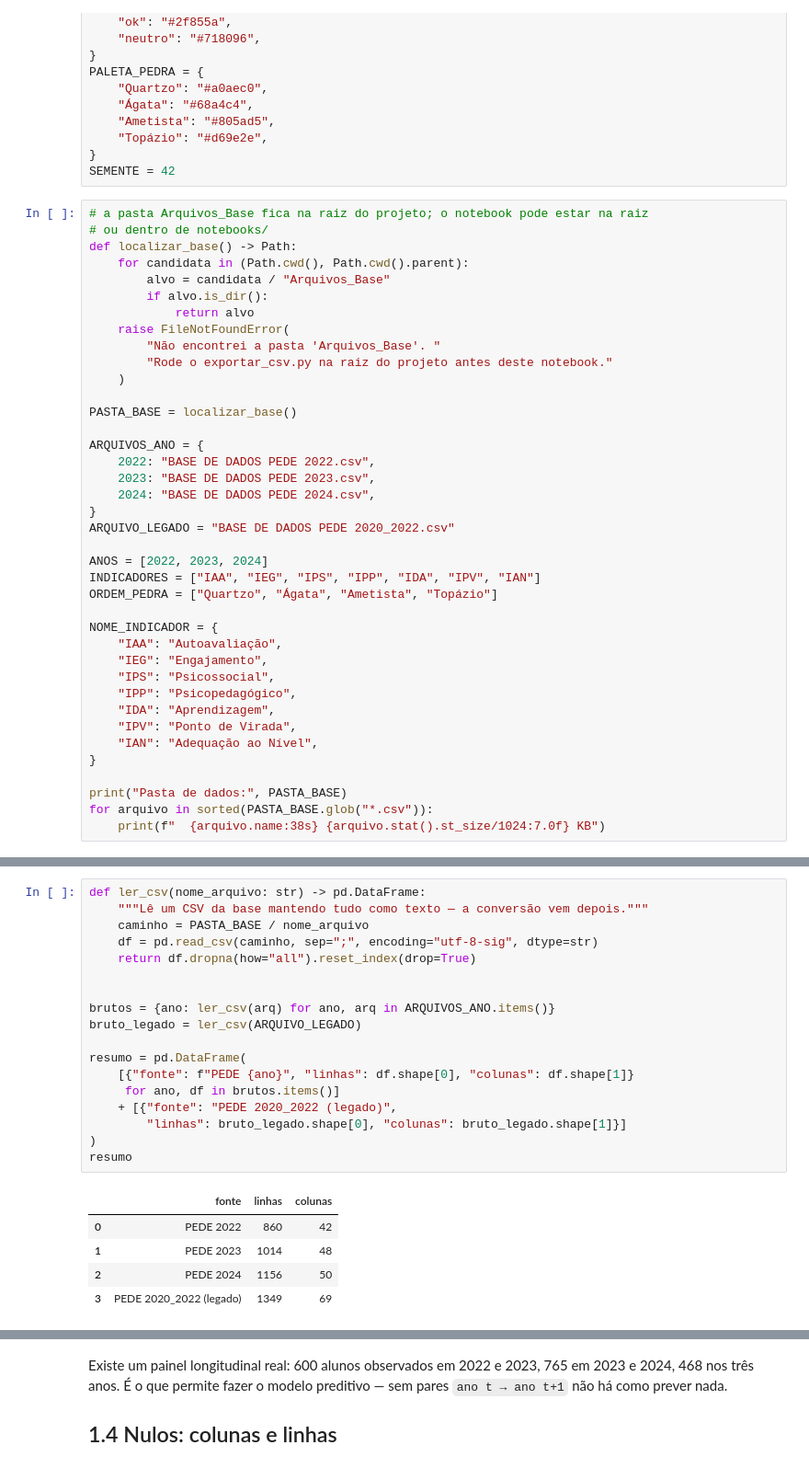
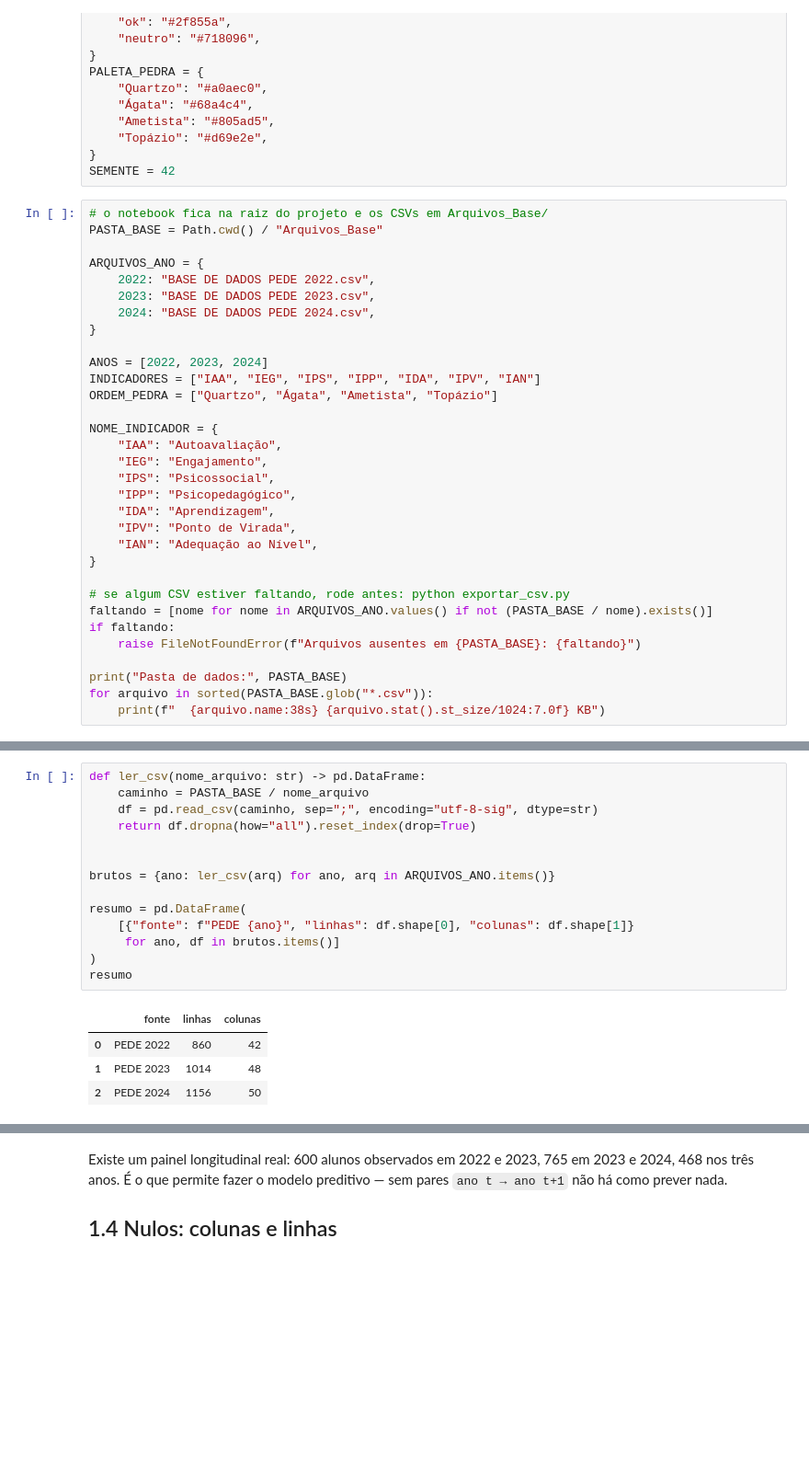
Before and after one commit to jnssena/datathon_2026, a Jupyter notebook: datathon_passos_magicos.ipynb, the cells around one changed output, grey strips where cells are left out. Shown at 92% size. Cells and saved outputs as stored; diff of their text form; blank space fills up the shorter version.

```diff
--- a/datathon_passos_magicos.ipynb
+++ b/datathon_passos_magicos.ipynb
@@ -62,26 +49,14 @@ PALETA_PEDRA = {
 }
 SEMENTE = 42
 # %%
-# a pasta Arquivos_Base fica na raiz do projeto; o notebook pode estar na raiz
-# ou dentro de notebooks/
-def localizar_base() -> Path:
-    for candidata in (Path.cwd(), Path.cwd().parent):
-        alvo = candidata / "Arquivos_Base"
-        if alvo.is_dir():
-            return alvo
-    raise FileNotFoundError(
-        "Não encontrei a pasta 'Arquivos_Base'. "
-        "Rode o exportar_csv.py na raiz do projeto antes deste notebook."
-    )
-
-PASTA_BASE = localizar_base()
+# o notebook fica na raiz do projeto e os CSVs em Arquivos_Base/
+PASTA_BASE = Path.cwd() / "Arquivos_Base"
 
 ARQUIVOS_ANO = {
     2022: "BASE DE DADOS PEDE 2022.csv",
     2023: "BASE DE DADOS PEDE 2023.csv",
     2024: "BASE DE DADOS PEDE 2024.csv",
 }
-ARQUIVO_LEGADO = "BASE DE DADOS PEDE 2020_2022.csv"
 
 ANOS = [2022, 2023, 2024]
 INDICADORES = ["IAA", "IEG", "IPS", "IPP", "IDA", "IPV", "IAN"]
@@ -97,6 +72,11 @@ NOME_INDICADOR = {
     "IAN": "Adequação ao Nível",
 }
 
+# se algum CSV estiver faltando, rode antes: python exportar_csv.py
+faltando = [nome for nome in ARQUIVOS_ANO.values() if not (PASTA_BASE / nome).exists()]
+if faltando:
+    raise FileNotFoundError(f"Arquivos ausentes em {PASTA_BASE}: {faltando}")
+
 print("Pasta de dados:", PASTA_BASE)
 for arquivo in sorted(PASTA_BASE.glob("*.csv")):
     print(f"  {arquivo.name:38s} {arquivo.stat().st_size/1024:7.0f} KB")
@@ -117,26 +96,21 @@ São quatro CSVs: três com um ano cada (2022, 2023, 2024) e um histórico que c
 # %%
 def ler_csv(nome_arquivo: str) -> pd.DataFrame:
-    """Lê um CSV da base mantendo tudo como texto — a conversão vem depois."""
     caminho = PASTA_BASE / nome_arquivo
     df = pd.read_csv(caminho, sep=";", encoding="utf-8-sig", dtype=str)
     return df.dropna(how="all").reset_index(drop=True)
 
 
 brutos = {ano: ler_csv(arq) for ano, arq in ARQUIVOS_ANO.items()}
-bruto_legado = ler_csv(ARQUIVO_LEGADO)
 
 resumo = pd.DataFrame(
     [{"fonte": f"PEDE {ano}", "linhas": df.shape[0], "colunas": df.shape[1]}
      for ano, df in brutos.items()]
-    + [{"fonte": "PEDE 2020_2022 (legado)",
-        "linhas": bruto_legado.shape[0], "colunas": bruto_legado.shape[1]}]
 )
 resumo
 # %% [output]
 |  | fonte | linhas | colunas |
 | 0 | PEDE 2022 | 860 | 42 |
 | 1 | PEDE 2023 | 1014 | 48 |
 | 2 | PEDE 2024 | 1156 | 50 |
-| 3 | PEDE 2020_2022 (legado) | 1349 | 69 |
 # %%
 for ano, df in brutos.items():
```
Also changed, not shown: parts of 23 cells of this notebook, 3 other files.
